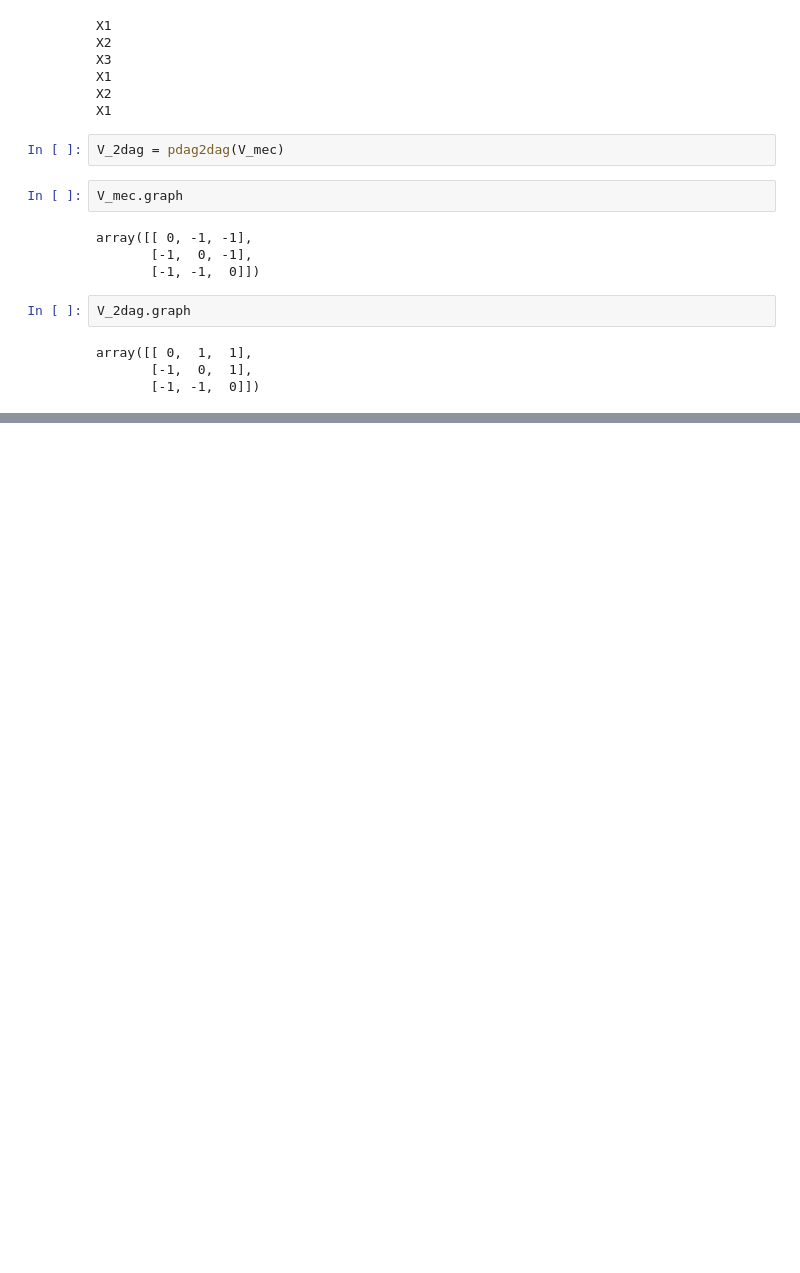
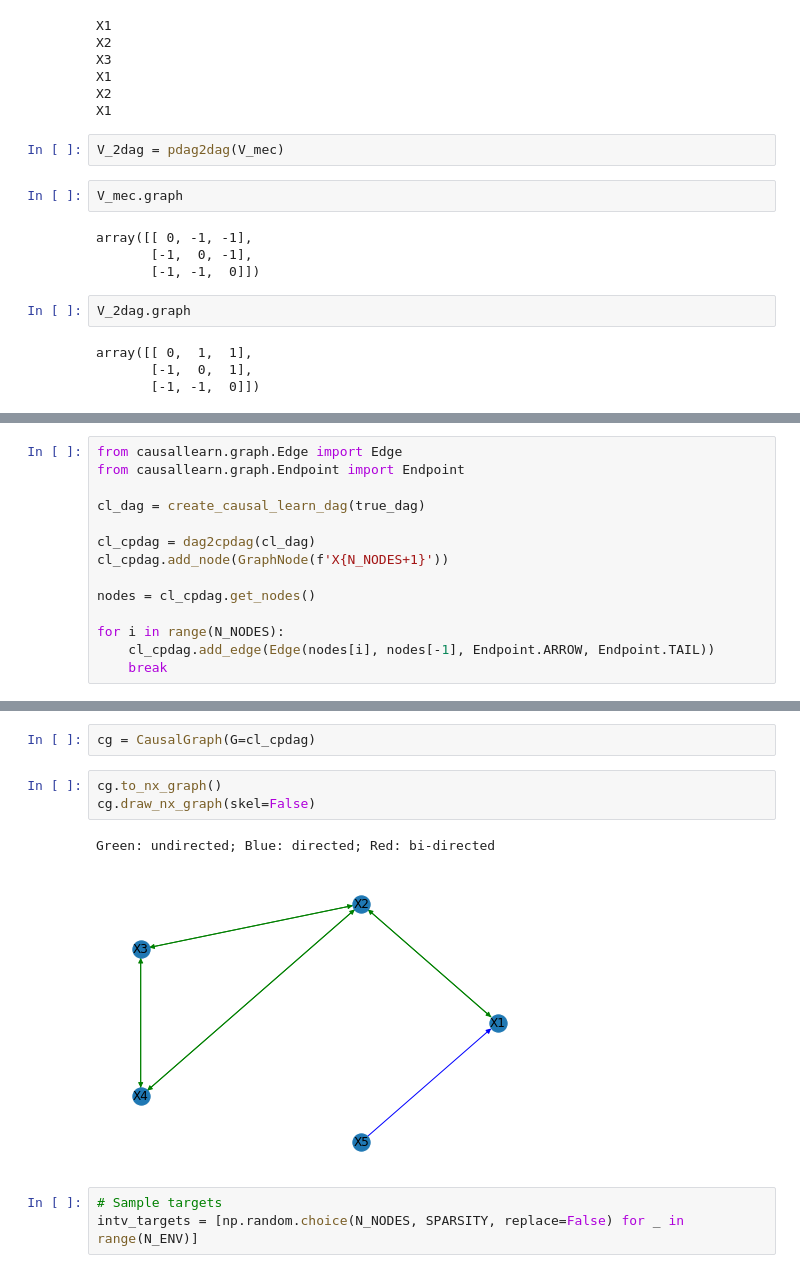
Before and after one commit to rflperry/sparse_shift, a Jupyter notebook: notebooks/07-rp-experimental_pipeline_causal_learn.ipynb, the cells around one changed output, grey strips where cells are left out. Drawn from its saved outputs; the diff is of its cells as text; blank space fills up the shorter version.

Commit message:
causla learn

```diff
--- a/notebooks/07-rp-experimental_pipeline_causal_learn.ipynb
+++ b/notebooks/07-rp-experimental_pipeline_causal_learn.ipynb
@@ -150,0 +281,14 @@ array([[ 0,  1,  1],
+# %%
+from causallearn.graph.Edge import Edge
+from causallearn.graph.Endpoint import Endpoint
+
+cl_dag = create_causal_learn_dag(true_dag)
+
+cl_cpdag = dag2cpdag(cl_dag)
+cl_cpdag.add_node(GraphNode(f'X{N_NODES+1}'))
+
+nodes = cl_cpdag.get_nodes()
+
+for i in range(N_NODES):
+    cl_cpdag.add_edge(Edge(nodes[i], nodes[-1], Endpoint.ARROW, Endpoint.TAIL))
+    break
@@ -150,0 +306,11 @@ array([[ 0,  1,  1],
+# %%
+cg = CausalGraph(G=cl_cpdag)
+# %%
+cg.to_nx_graph()
+cg.draw_nx_graph(skel=False)
+# %% [output]
+Green: undirected; Blue: directed; Red: bi-directed
+[figure, added]
+# %%
+# Sample targets
+intv_targets = [np.random.choice(N_NODES, SPARSITY, replace=False) for _ in range(N_ENV)]
```
Also changed, not shown: parts of 16 cells of this notebook, 7 other files.
